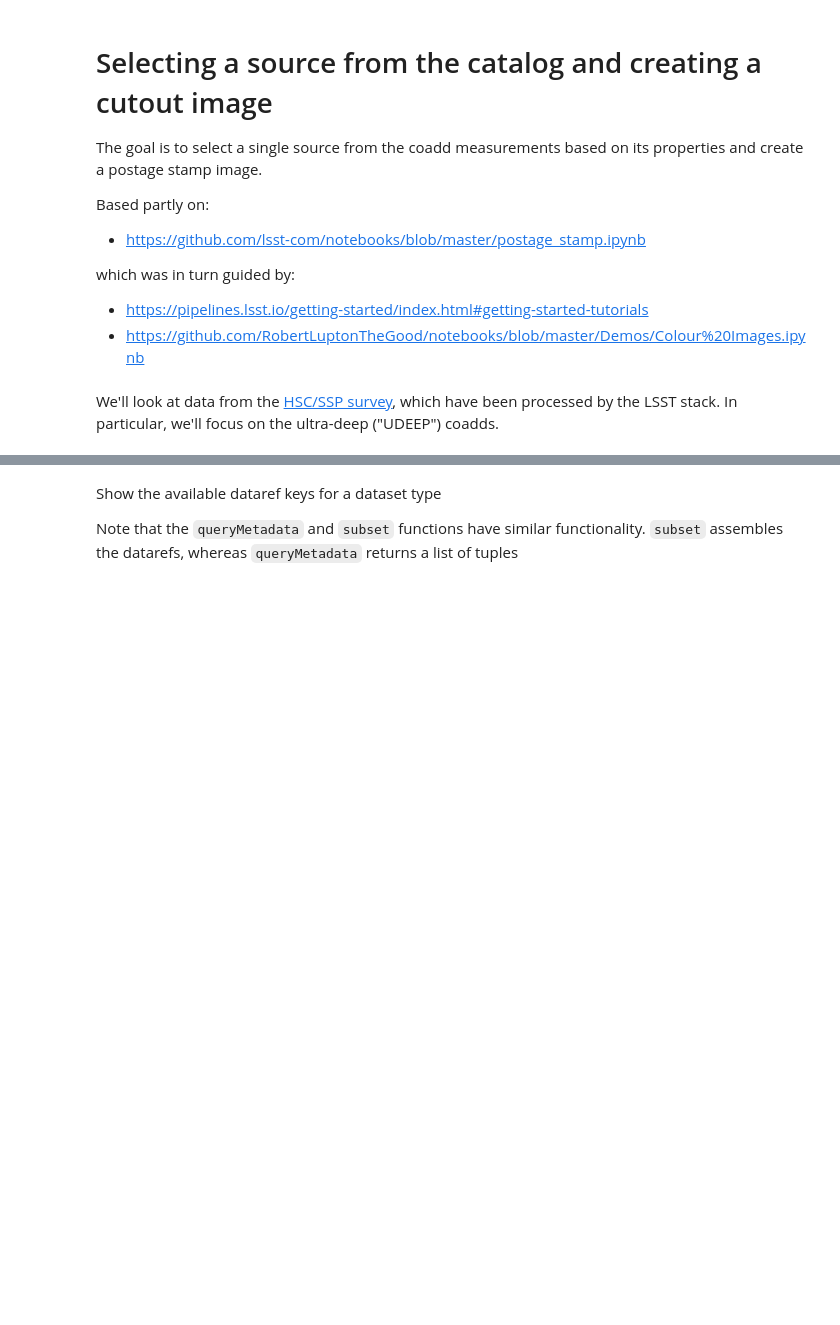
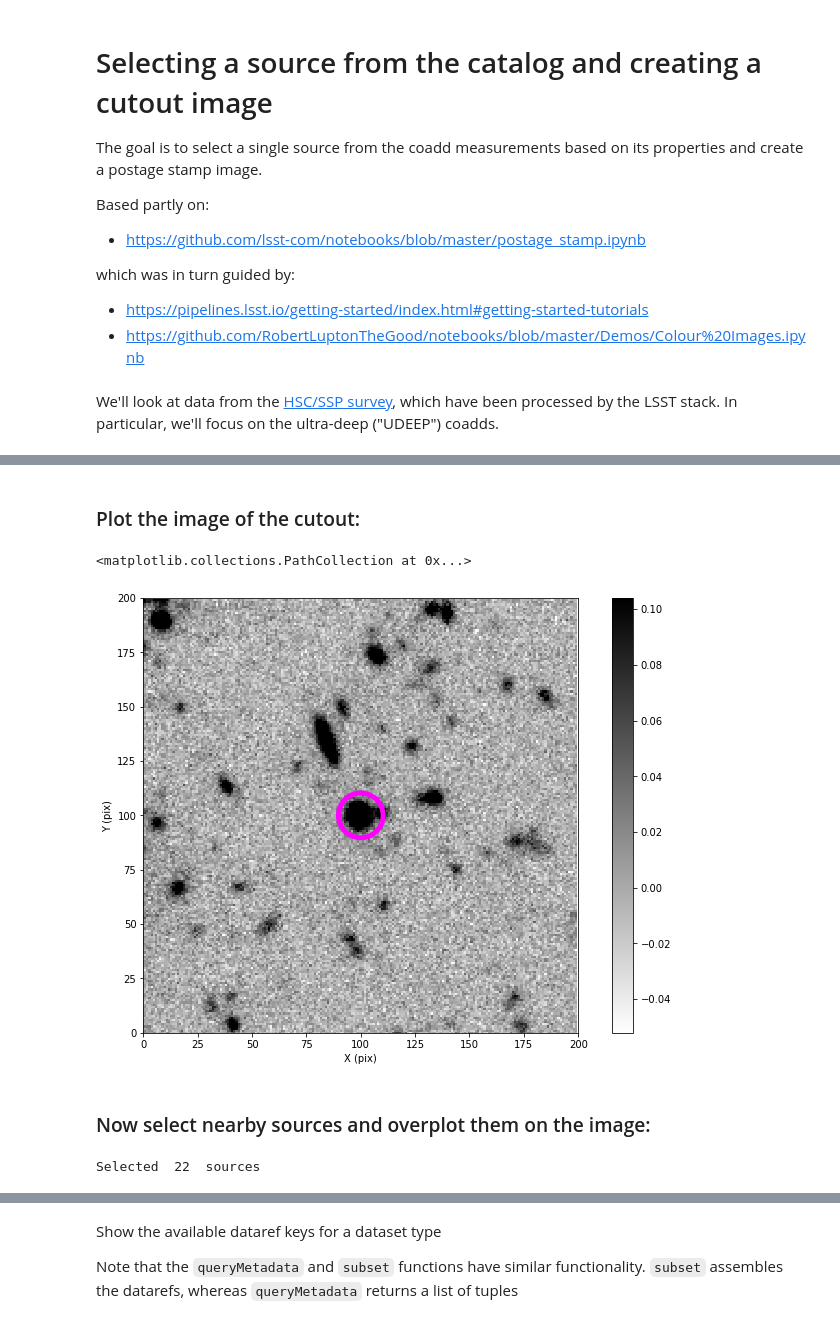
Before and after one commit to lsst-sqre/system-test, a Jupyter notebook: postage_stamp.ipynb, the cells around one changed output, grey strips where cells are left out. Drawn from its saved outputs; the diff is of its cells as text; code cells hidden in the pictures; blank space fills up the shorter version.

```diff
--- a/postage_stamp.ipynb
+++ b/postage_stamp.ipynb
@@ -43,0 +195,21 @@ deep_coadd = butler.get('deepCoadd_forced_src', dataId=dataid)
+# %% [markdown]
+### Plot the image of the cutout:
+# %%
+vmin, vmax = zscale.get_limits(cutout_image.image.array)
+# Get the dimensions of the image so we can set plot limits
+imsize = cutout_image.getDimensions()
+plt.imshow(cutout_image.image.array, vmin=vmin, vmax=vmax, cmap='binary')
+# Set the plot range to the dimensions:
+plt.xlim(0,imsize[0])
+plt.ylim(0,imsize[1])
+plt.colorbar()
+plt.xlabel('X (pix)')
+plt.ylabel('Y (pix)')
+#dir(xy)
+plt.scatter(xy.getX()-xy0_cutout.getX(), xy.getY()-xy0_cutout.getY(), color='none', edgecolor='magenta', s=2000, linewidth=5)
+#my_calexp.image.array
+# %% [output]
+<matplotlib.collections.PathCollection at 0x...>
+[figure, added]
+# %% [markdown]
+### Now select nearby sources and overplot them on the image:
@@ -43,0 +228,10 @@ deep_coadd = butler.get('deepCoadd_forced_src', dataId=dataid)
+# %%
+# Use the "separation" function for SkyCoord objects to select objects within a certain distance from the target star:
+
+sep_arcmin = 0.2 # Desired separation in arcminutes
+find_nearby = src_coord.separation(selected_src_coord) < sep_arcmin*u.arcmin
+nearby_src = np.where(find_nearby & okmag) # added "okmag" to ensure only well-measured sources appear
+
+print('Selected ',np.size(src_coord[nearby_src]),' sources')
+# %% [output]
+Selected  22  sources
```
Also changed, not shown: parts of 36 cells of this notebook.
